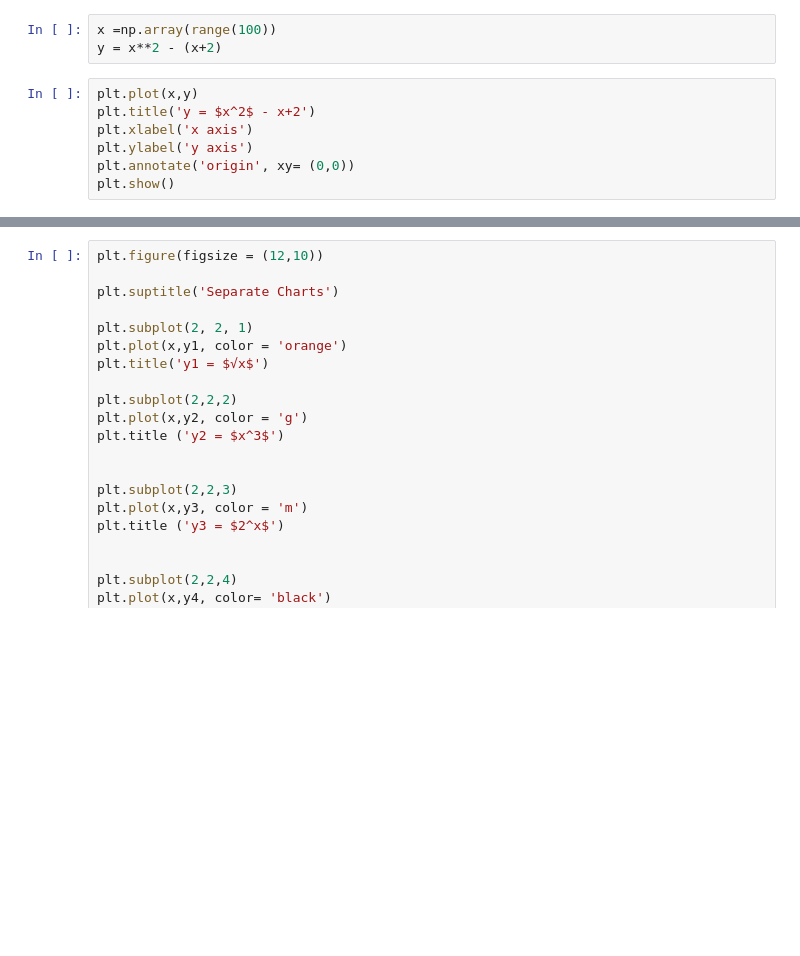
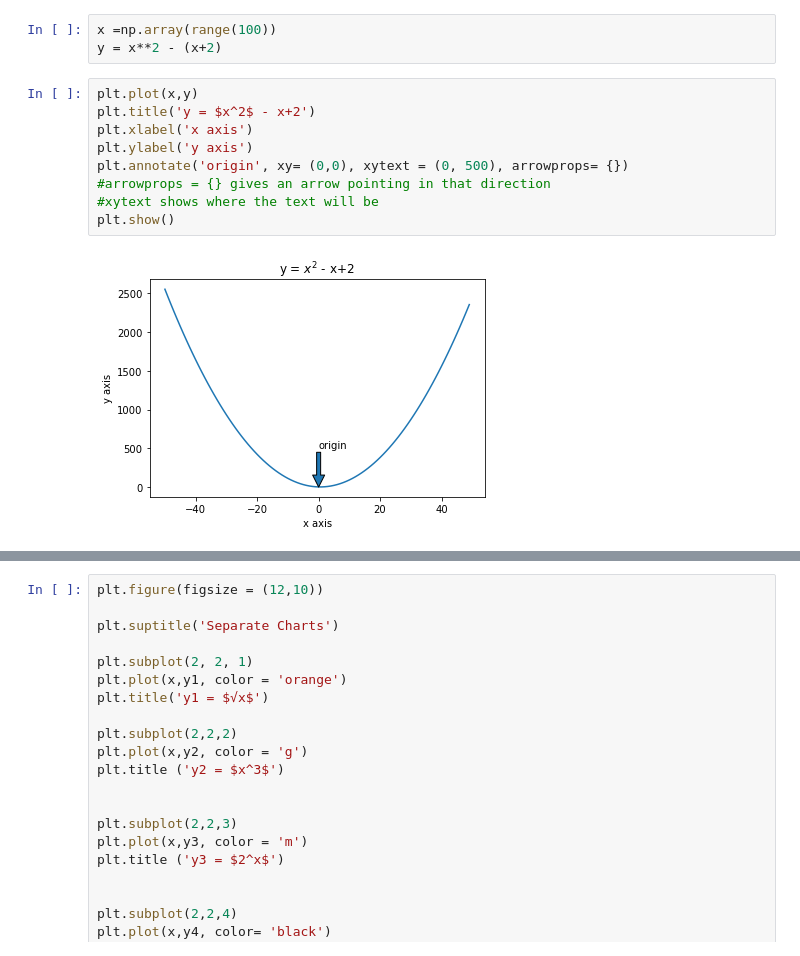
Before and after one commit to natasharivers/numpy-pandas-visualization-exercises, a Jupyter notebook: Matplotlib_exercises_correct.ipynb, the cells around one changed output, grey strips where cells are left out. Cells and saved outputs as stored; diff of their text form; blank space fills up the shorter version.

```diff
--- a/Matplotlib_exercises_correct.ipynb
+++ b/Matplotlib_exercises_correct.ipynb
@@ -29,7 +31,11 @@ y = x**2 - (x+2)
 # %%
 plt.plot(x,y)
 plt.title('y = $x^2$ - x+2')
 plt.xlabel('x axis')
 plt.ylabel('y axis')
-plt.annotate('origin', xy= (0,0))
+plt.annotate('origin', xy= (0,0), xytext = (0, 500), arrowprops= {})
+#arrowprops = {} gives an arrow pointing in that direction
+#xytext shows where the text will be
 plt.show()
+# %% [output]
+[figure, added]
```
Also changed, not shown: parts of 19 cells of this notebook.
